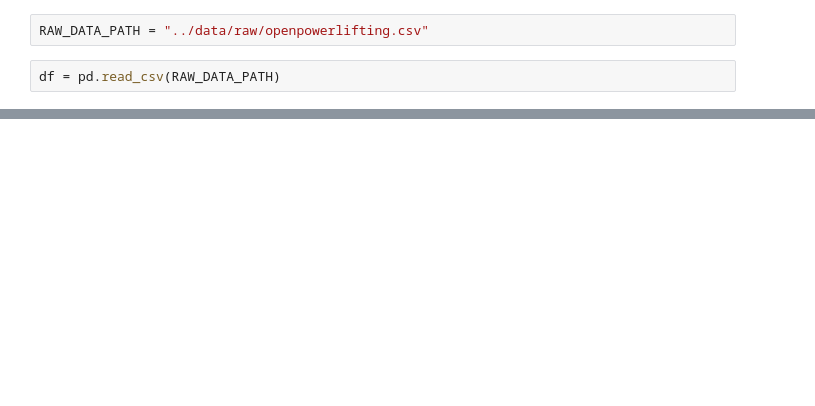
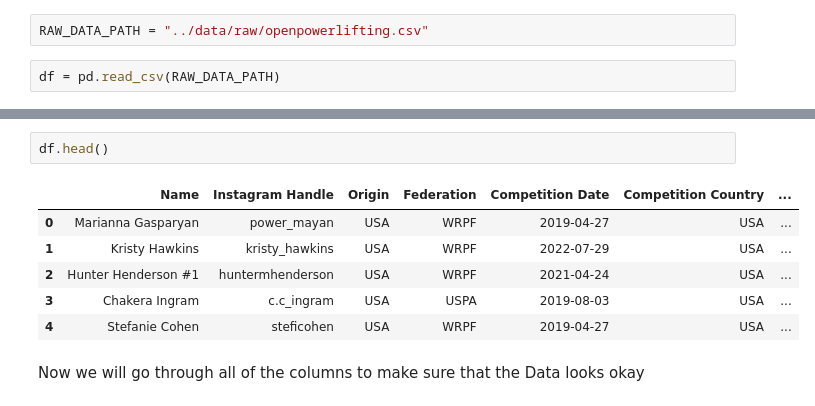
Before and after one commit to pranav142/Openpowerlifting-Database, a Jupyter notebook: notebooks/raw_EDA.ipynb, the cells around one changed output, grey strips where cells are left out. Saved outputs shown, nothing was run; the diff lists cells and outputs as text; blank space fills up the shorter version.

```diff
--- a/notebooks/raw_EDA.ipynb
+++ b/notebooks/raw_EDA.ipynb
@@ -37,0 +143,11 @@ print(df.head())
+# %%
+df.head()
+# %% [output]
+|  | Name | Instagram Handle | Origin | Federation | Competition Date | Competition Country | ... |
+| 0 | Marianna Gasparyan | power_mayan | USA | WRPF | 2019-04-27 | USA | ... |
+| 1 | Kristy Hawkins | kristy_hawkins | USA | WRPF | 2022-07-29 | USA | ... |
+| 2 | Hunter Henderson #1 | huntermhenderson | USA | WRPF | 2021-04-24 | USA | ... |
+| 3 | Chakera Ingram | c.c_ingram | USA | USPA | 2019-08-03 | USA | ... |
+| 4 | Stefanie Cohen | steficohen | USA | WRPF | 2019-04-27 | USA | ... |
+# %% [markdown]
+Now we will go through all of the columns to make sure that the Data looks okay
```
Also changed, not shown: parts of 33 cells of this notebook.
